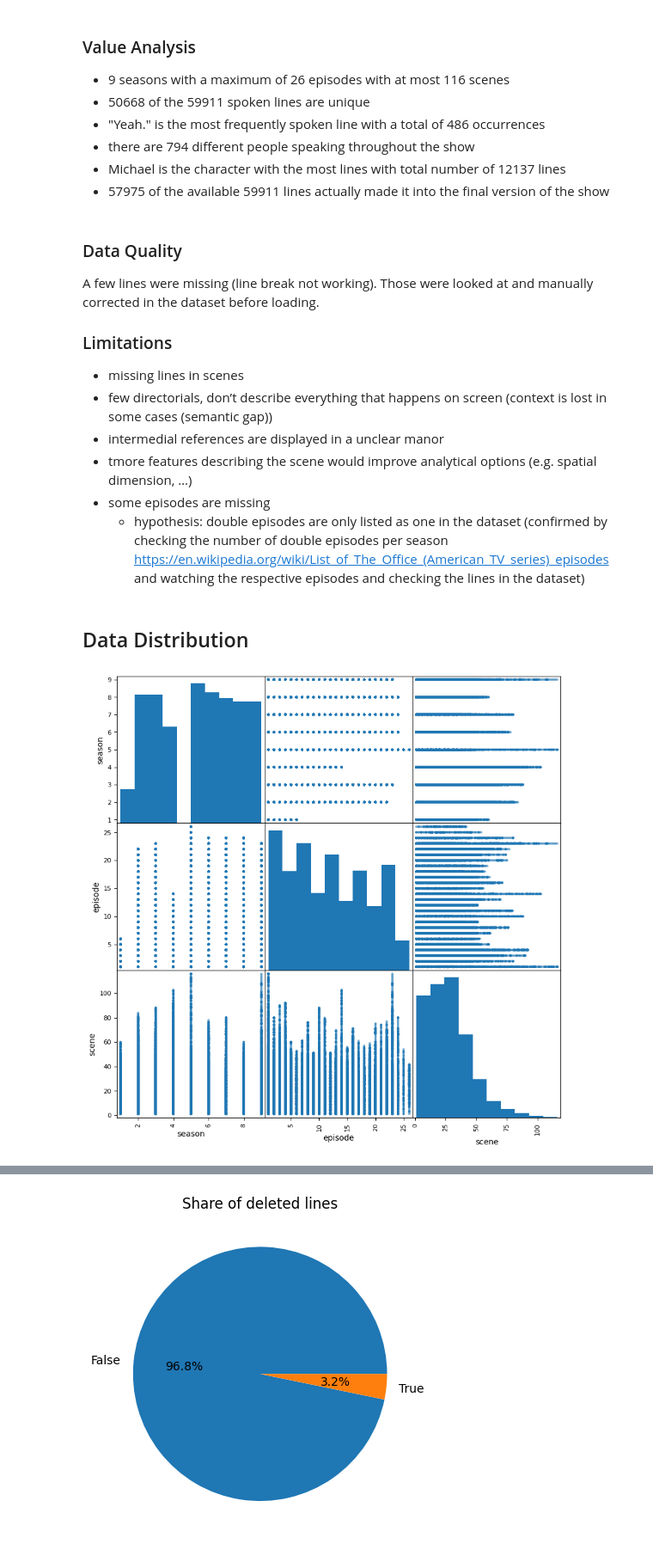
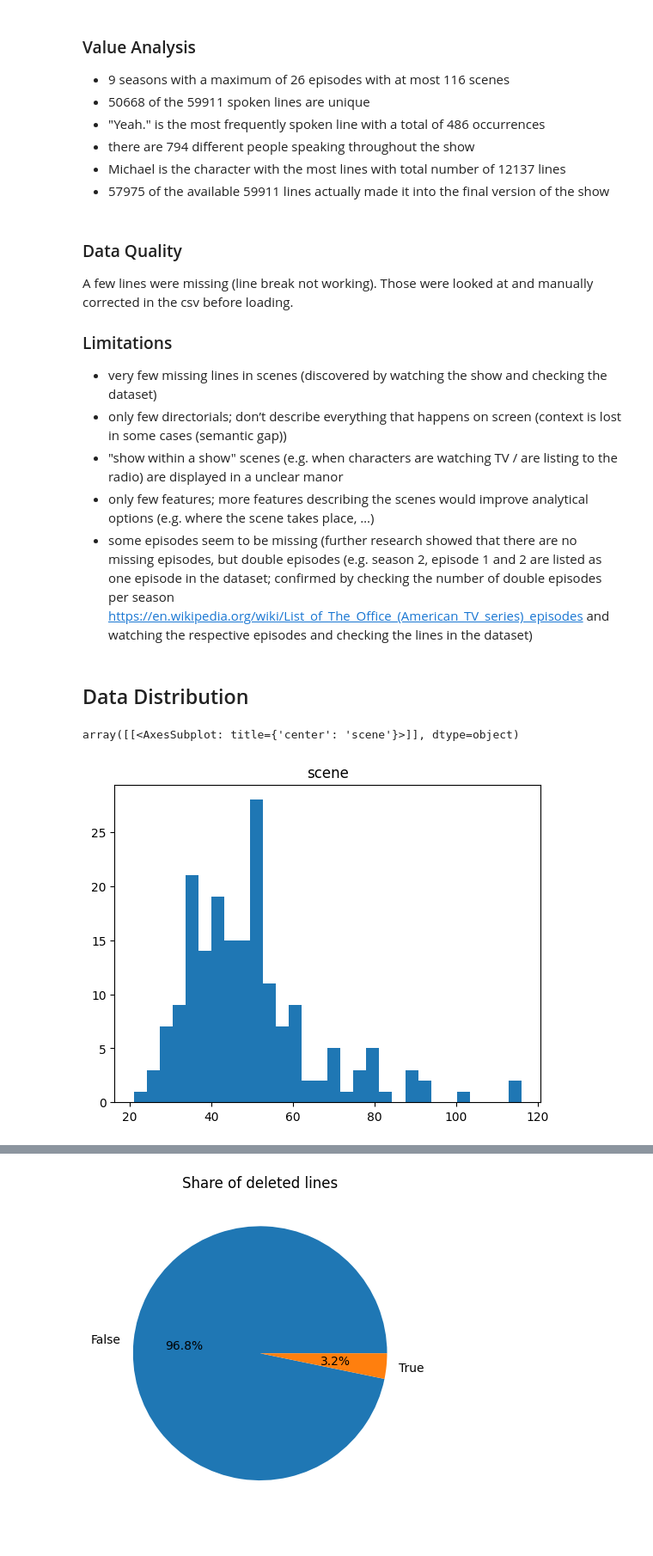
Before and after one commit to timo282/NLP-The-Office, a Jupyter notebook: notebooks/exploratory_analysis.ipynb, the cells around one changed output, grey strips where cells are left out. Shown at 86% size. Drawn from its saved outputs; the diff is of its cells as text; code cells hidden in the pictures.

```diff
--- a/notebooks/exploratory_analysis.ipynb
+++ b/notebooks/exploratory_analysis.ipynb
@@ -14,6 +23 @@ df = pd.read_csv(PATH+FILE, sep=",", index_col="id")
-# %%
-# extract text from line_text in square brackets, put it in new column called "directionals", multiple square brackets will be extracted as a list
-df["directionals"] = df["line_text"].str.extractall(r"\[(.*?)\]").unstack().apply(lambda x: ", ".join(x.dropna()), axis=1)
-# delete the extracted text from line_text
-df["line_text"] = df["line_text"].str.replace(r"\[(.*?)\]", "", regex=True).str.strip()
 # %%
@@ -86,19 +75,17 @@ df.describe(include="all")
 - 57975 of the available 59911 lines actually made it into the final version of the show
 # %% [markdown]
 ### Data Quality
-A few lines were  missing (line break not working). Those were looked at and manually corrected in the dataset before loading.
+A few lines were  missing (line break not working). Those were looked at and manually corrected in the csv before loading.
 ### Limitations
-- missing lines in scenes
-- few directorials, don’t describe everything that happens on screen (context is lost in some cases  (semantic gap))
-- intermedial references are displayed in a unclear manor
-- tmore features describing the scene would improve analytical options (e.g. spatial dimension, …)
-- some episodes are missing
-    - hypothesis: double episodes are only listed as one in the dataset (confirmed by checking the number of double episodes per season https://en.wikipedia.org/wiki/List_of_The_Office_(American_TV_series)_episodes and watching the respective episodes and checking the lines in the dataset)
+- very few missing lines in scenes (discovered by watching the show and checking the dataset)
+- only few directorials; don’t describe everything that happens on screen (context is lost in some cases  (semantic gap))
+- "show within a show" scenes (e.g. when characters are watching TV / are listing to the radio) are displayed in a unclear manor
+- only few features; more features describing the scenes would improve analytical options (e.g. where the scene takes place, …)
+- some episodes seem to be missing (further research showed that there are no missing episodes, but double episodes (e.g. season 2, episode 1 and 2 are listed as one episode in the dataset; confirmed by checking the number of double episodes per season https://en.wikipedia.org/wiki/List_of_The_Office_(American_TV_series)_episodes and watching the respective episodes and checking the lines in the dataset)
 # %% [markdown]
 ## Data Distribution
-# %%
-# scatter matrix of all numeric columns
-pd.plotting.scatter_matrix(df[['season', 'episode', 'scene']], figsize=(10,10))
-plt.show()
-# %% [output]
-[figure, removed]
+# %%
+df[["season", "episode", "scene"]].drop_duplicates().groupby(["season", "episode"]).max().hist(grid=False, bins=30)
+# %% [output]
+array([[<AxesSubplot: title={'center': 'scene'}>]], dtype=object)
+[figure, added]
```
Also changed, not shown: parts of 7 cells of this notebook, 2 other files.
